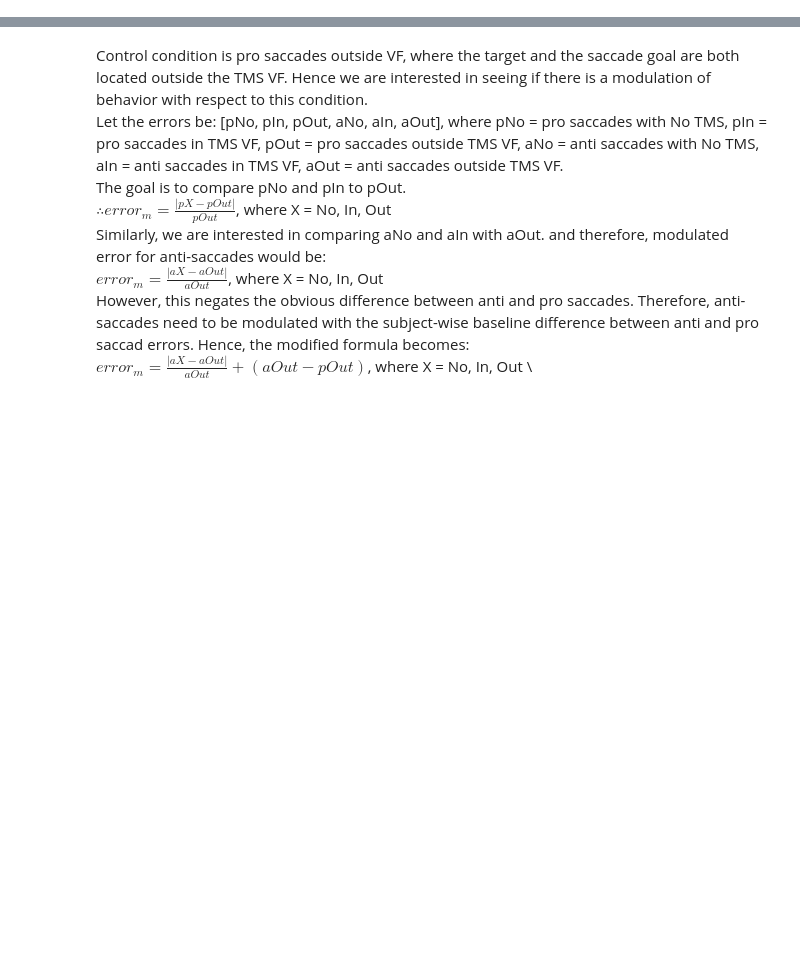
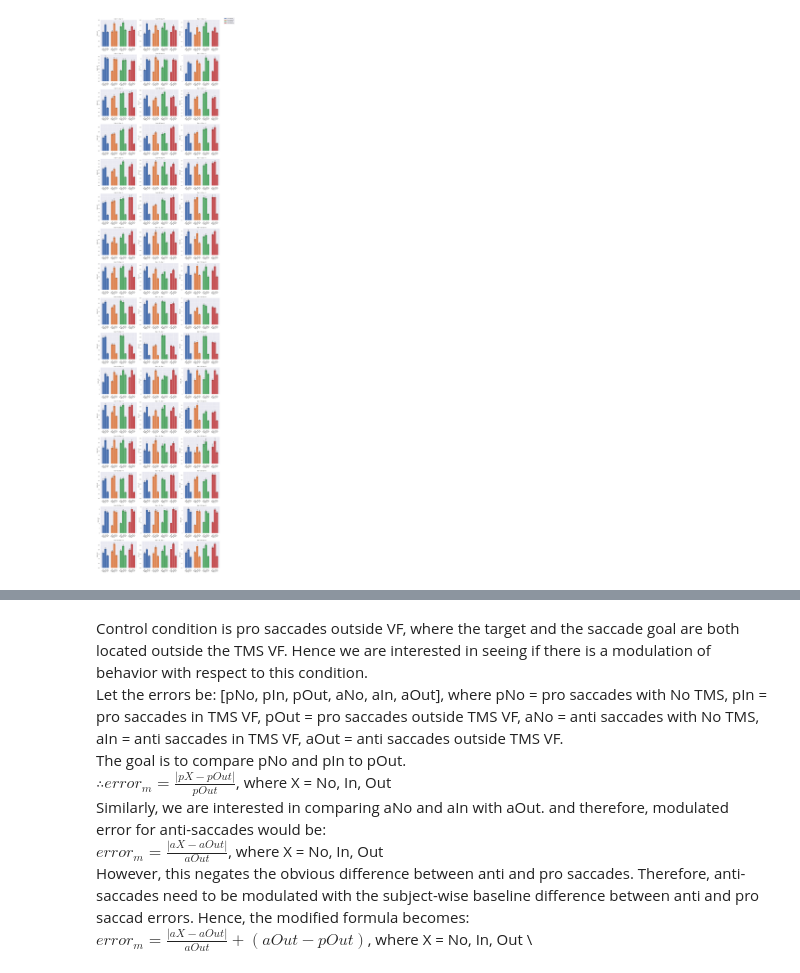
Before and after one commit to mindemory/mgs_stimul, a Jupyter notebook: mgsAnalysis/analysisEye/main.ipynb, the cells around one changed output, grey strips where cells are left out. Cells and saved outputs as stored; diff of their text form; code cells hidden in the pictures; blank space fills up the shorter version.

```diff
--- a/mgsAnalysis/analysisEye/main.ipynb
+++ b/mgsAnalysis/analysisEye/main.ipynb
@@ -74,0 +133,81 @@ memory usage: 8.3+ MB
+# %%
+sub_list = np.unique(df_filtered['subjID'].values)
+#sub_list = [1, 3]
+fig, axs = plt.subplots(len(sub_list), 3, figsize = (20, 5*len(sub_list)))
+x = [0.5, 0.7, 0.9, 1.3, 1.5, 1.7, 2.1, 2.3, 2.5, 2.9, 3.1, 3.3]
+bar_width = 0.2
+labels = ['actual\nerror', 'semantic\nerror', 'max\nerror', 'actual\nerror', 'semantic\nerror', 'max\nerror',
+          'actual\nerror', 'semantic\nerror', 'max\nerror', 'actual\nerror', 'semantic\nerror', 'max\nerror']
+
+legend_handles = []
+for sub in range(len(sub_list)):
+    this_sub = sub_list[sub]
+    for day in range(3):
+        df_pro_instimVF = df_filtered[(df_filtered['subjID'] == this_sub) & (df_filtered['day'] == day+1) & (df_filtered['ispro'] == 1) & (df_filtered['instimVF'] == 1)]
+        df_pro_outstimVF = df_filtered[(df_filtered['subjID'] == this_sub) & (df_filtered['day'] == day+1) & (df_filtered['ispro'] == 1) & (df_filtered['instimVF'] == 0)]
+        df_anti_instimVF = df_filtered[(df_filtered['subjID'] == this_sub) & (df_filtered['day'] == day+1) & (df_filtered['ispro'] == 0) & (df_filtered['instimVF'] == 1)]
+        df_anti_outstimVF = df_filtered[(df_filtered['subjID'] == this_sub) & (df_filtered['day'] == day+1) & (df_filtered['ispro'] == 0) & (df_filtered['instimVF'] == 0)]
+
+        tr_num_pro_instimVF = ((df_pro_instimVF['rnum'] - 1) * 40 + df_pro_instimVF['tnum'])
+        tr_num_pro_outstimVF = ((df_pro_outstimVF['rnum'] - 1) * 40 + df_pro_outstimVF['tnum'])
+        tr_num_anti_instimVF = ((df_anti_instimVF['rnum'] - 1) * 40 + df_anti_instimVF['tnum'])
+        tr_num_anti_outstimVF = ((df_anti_outstimVF['rnum'] - 1) * 40 + df_anti_outstimVF['tnum'])
+
+        Xpi_sem = np.median(df_pro_instimVF['TarX'])
+        Ypi_sem = np.median(df_pro_instimVF['TarY'])
+        Xpo_sem = np.median(df_pro_outstimVF['TarX'])
+        Ypo_sem = np.median(df_pro_outstimVF['TarY'])
+        Xai_sem = np.median(df_anti_instimVF['TarX'])
+        Yai_sem = np.median(df_anti_instimVF['TarY'])
+        Xao_sem = np.median(df_anti_outstimVF['TarX'])
+        Yao_sem = np.median(df_anti_outstimVF['TarY'])
+
+        errpi_sem = np.sqrt((df_pro_instimVF['isaccX']-Xpi_sem)**2+(df_pro_instimVF['isaccY']-Ypi_sem)**2)
+        errpo_sem = np.sqrt((df_pro_outstimVF['isaccX']-Xpo_sem)**2+(df_pro_outstimVF['isaccY']-Ypo_sem)**2)
+        errai_sem = np.sqrt((df_anti_instimVF['isaccX']-Xai_sem)**2+(df_anti_instimVF['isaccY']-Yai_sem)**2)
+        errao_sem = np.sqrt((df_anti_outstimVF['isaccX']-Xao_sem)**2+(df_anti_outstimVF['isaccY']-Yao_sem)**2)
+
+        tarpi_sem = np.sqrt((df_pro_instimVF['TarX']-Xpi_sem)**2+(df_pro_instimVF['TarY']-Ypi_sem)**2)
+        tarpo_sem = np.sqrt((df_pro_outstimVF['TarX']-Xpo_sem)**2+(df_pro_outstimVF['TarY']-Ypo_sem)**2)
+        tarai_sem = np.sqrt((df_anti_instimVF['TarX']-Xai_sem)**2+(df_anti_instimVF['TarY']-Yai_sem)**2)
+        tarao_sem = np.sqrt((df_anti_outstimVF['TarX']-Xao_sem)**2+(df_anti_outstimVF['TarY']-Yao_sem)**2)
+
+
+        errpi = df_pro_instimVF['isacc_err']
+        errpo = df_pro_outstimVF['isacc_err']
+        errai = df_anti_instimVF['isacc_err']
+        errao = df_anti_outstimVF['isacc_err']
+
+
+        pi_mean = [np.mean(errpi), np.mean(errpi_sem), np.mean(tarpi_sem)]
+        po_mean = [np.mean(errpo), np.mean(errpo_sem), np.mean(tarpo_sem)]
+        ai_mean = [np.mean(errai), np.mean(errai_sem), np.mean(tarai_sem)]
+        ao_mean = [np.mean(errao), np.mean(errao_sem), np.mean(tarao_sem)]
+        pi_var = [sem(errpi), sem(errpi_sem), sem(tarpi_sem)]
+        po_var = [sem(errpo), sem(errpo_sem), sem(tarpo_sem)]
+        ai_var = [sem(errai), sem(errai_sem), sem(tarai_sem)]
+        ao_var = [sem(errao), sem(errao_sem), sem(tarao_sem)]
+
+        bar1 = axs[sub, day].bar(x[:3], pi_mean, bar_width, label='pro instimVF', yerr=pi_var, capsize=5)
+        bar2 = axs[sub, day].bar(x[3:6], po_mean, bar_width, label='pro outstimVF', yerr=po_var, capsize=5)
+        bar3 = axs[sub, day].bar(x[6:9], ai_mean, bar_width, label='anti instimVF', yerr=ai_var, capsize=5)
+        bar4 = axs[sub, day].bar(x[9:], ao_mean, bar_width, label='anti outstimVF', yerr=ao_var, capsize=5)
+        legend_handles.extend([bar1, bar2, bar3, bar4])
+        axs[sub, day].set_ylabel('isacc_err')
+        axs[sub, day].set_title('Sub = ' + str(this_sub) + ', Day = ' + str(day))
+        axs[sub, day].set_xticks(x)
+        axs[sub, day].set_xticklabels(labels, rotation = 45)
+        #axs[sub, day].legend()
+fig.legend(legend_handles, ['pro instimVF', 'pro outstimVF', 'anti instimVF', 'anti outstimVF'],
+           loc='upper right', bbox_to_anchor=(1.0, 1.0))
+# for ax in axs[-1]:
+#     ax.set_xticklabels(labels, rotation=45, ha='right')  # Adjust rotation angle as needed
+
+plt.subplots_adjust(right=0.85)
+
+#fig.suptitle('Learning curve')
+plt.tight_layout(rect=[0, 0, 0.9, 1.0])  # Adjust the rect parameter as needed
+plt.savefig(save_folder + 'semantic_strategy.pdf', format="pdf", bbox_inches="tight")
+plt.show()
+# %% [output]
+[figure, added]
```
Also changed, not shown: parts of 22 cells of this notebook, 28 other files.
